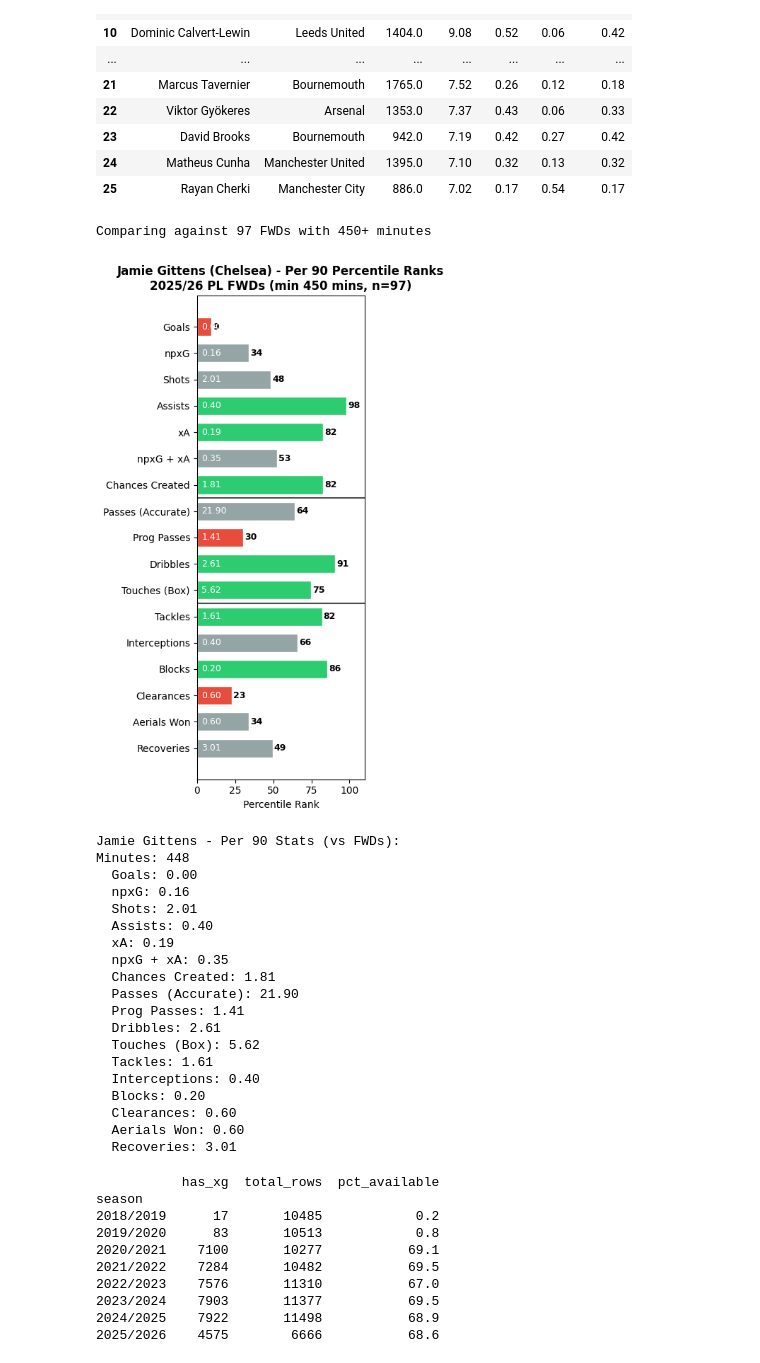
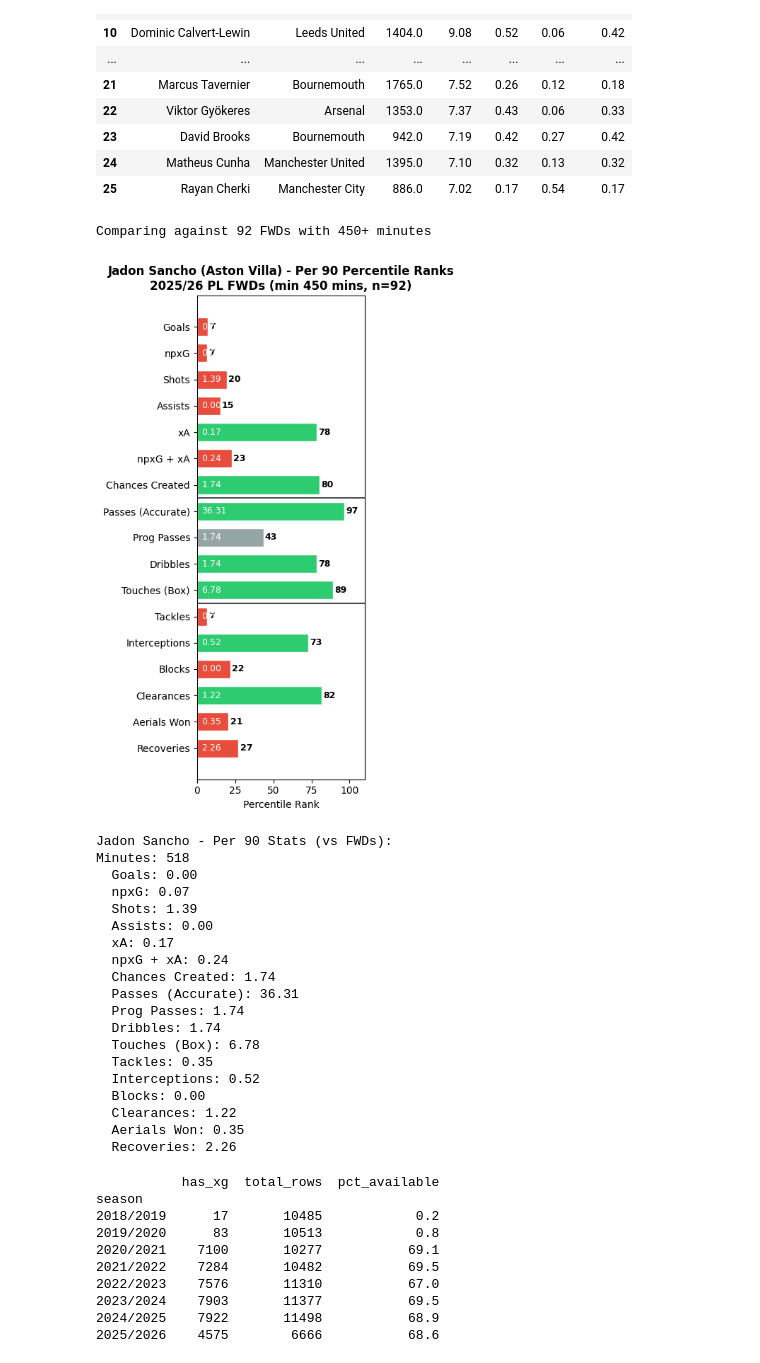
Before and after one commit to danielfindley/fpl_projections_v2, a Jupyter notebook: exploratory_data_analysis.ipynb, the cells around one changed output. Drawn from its saved outputs; the diff is of its cells as text; code cells hidden in the pictures.

```diff
--- a/exploratory_data_analysis.ipynb
+++ b/exploratory_data_analysis.ipynb
@@ -375,7 +212,7 @@ import numpy as np
 import matplotlib.pyplot as plt
 
 # Load data
-df = pd.read_csv("data/players/player_stats_8seasons_20260121_211600.csv", on_bad_lines='skip')
+df = pd.read_csv("data\players\player_stats_8seasons_20260204_215756.csv", on_bad_lines='skip')
 
 # Filter to current season
 df_season = df[df['season'] == '2025/2026'].copy()
@@ -404,7 +241,7 @@ agg_cols = {
 player_totals = df_season.groupby(['player_id', 'name', 'team', 'position']).agg(agg_cols).reset_index()
 
 # Filter to players with at least 450 minutes
-player_totals = player_totals[player_totals['minutes_played'] >= 300].copy()
+player_totals = player_totals[player_totals['minutes_played'] >= 450].copy()
 
 # Calculate per 90 stats
 per90_cols = [c for c in agg_cols.keys() if c != 'minutes_played']
@@ -436,12 +273,19 @@ stats_config = {
 }
 
 # Get player's data first to find position
-player_name = 'Jamie Gittens'
-player_data = player_totals[player_totals['name'].str.contains("Gittens")]
+player_name = 'Sancho'
+player_data = player_totals[player_totals['name'].str.contains(player_name)]
+
 
 if len(player_data) == 0:
     print(f"Player '{player_name}' not found.")
+
 else:
+    if len(player_data)>1:
+        print(player_data["name"].unique())
+        player_name = input()
+    else:
+        player_name = player_data.iloc[0]['name']
     player_row = player_data.iloc[0]
     player_position = player_row['position']
 
@@ -460,7 +304,7 @@ else:
         position_df[f'{col}_pct'] = position_df[col].rank(pct=True) * 100
 
     # Get updated player row
-    player_row = position_df[position_df['name'].str.contains("Gittens")].iloc[0]
+    player_row = position_df[position_df['name']==player_name].iloc[0]
 
     # Extract percentiles
     labels = list(stats_config.keys())
@@ -484,54 +328,54 @@ else:
     fig, ax = plt.subplots(figsize=(4, 8))
     y_pos = np.arange(len(labels))
     bars = ax.barh(y_pos, percentiles, color=colors, edgecolor='white', height=0.7)
 
     # Add percentile and actual value labels
     for i, (bar, pct, val) in enumerate(zip(bars, percentiles, actual_values)):
         ax.text(pct + 1, i, f'{pct:.0f}', va='center', ha='left', fontsize=9, fontweight='bold')
         ax.text(3, i, f'{val:.2f}', va='center', ha='left', fontsize=9, color='white')
 
     # Add horizontal separators between sections
     # Section 1: Goals to Chances Created (indices 0-6)
     # Section 2: Passes to Touches Box (indices 7-10)
     # Section 3: Tackles to Aerials Won (indices 11-15)
     ax.axhline(y=6.5, color='black', linestyle='-', linewidth=1.5, alpha=0.7)
     ax.axhline(y=10.5, color='black', linestyle='-', linewidth=1.5, alpha=0.7)
 
     ax.set_yticks(y_pos)
     ax.set_yticklabels(labels)
     ax.set_xlabel('Percentile Rank')
     ax.set_xlim(0, 110)
     ax.set_title(f"{player_name} ({player_row['team']}) - Per 90 Percentile Ranks\n2025/26 PL {position_name}s (min 450 mins, n={position_count})", fontweight='bold')
     ax.invert_yaxis()
     plt.tight_layout()
     plt.show()
 
     print(f"\n{player_name} - Per 90 Stats (vs {position_name}s):")
     print(f"Minutes: {player_row['minutes_played']:.0f}")
     for stat_name, col in stats_config.items():
         print(f"  {stat_name}: {player_row[col]:.2f}")
 # %% [output]
-Comparing against 97 FWDs with 450+ minutes
+Comparing against 92 FWDs with 450+ minutes
-[figure, old version]
+[figure, new version]
-Jamie Gittens - Per 90 Stats (vs FWDs):
-Minutes: 448
+Jadon Sancho - Per 90 Stats (vs FWDs):
+Minutes: 518
   Goals: 0.00
-  npxG: 0.16
-  Shots: 2.01
-  Assists: 0.40
-  xA: 0.19
-  npxG + xA: 0.35
-  Chances Created: 1.81
-  Passes (Accurate): 21.90
-  Prog Passes: 1.41
-  Dribbles: 2.61
-  Touches (Box): 5.62
-  Tackles: 1.61
-  Interceptions: 0.40
-  Blocks: 0.20
-  Clearances: 0.60
-  Aerials Won: 0.60
-  Recoveries: 3.01
+  npxG: 0.07
+  Shots: 1.39
+  Assists: 0.00
+  xA: 0.17
+  npxG + xA: 0.24
+  Chances Created: 1.74
+  Passes (Accurate): 36.31
+  Prog Passes: 1.74
+  Dribbles: 1.74
+  Touches (Box): 6.78
+  Tackles: 0.35
+  Interceptions: 0.52
+  Blocks: 0.00
+  Clearances: 1.22
+  Aerials Won: 0.35
+  Recoveries: 2.26
 # %%
 # Check xG availability by season
 xg_by_season = df.groupby('season')['expected_assists_(xa)'].agg(['count', 'size'])
```
Also changed, not shown: parts of 1 cell of this notebook, 7 other files.
